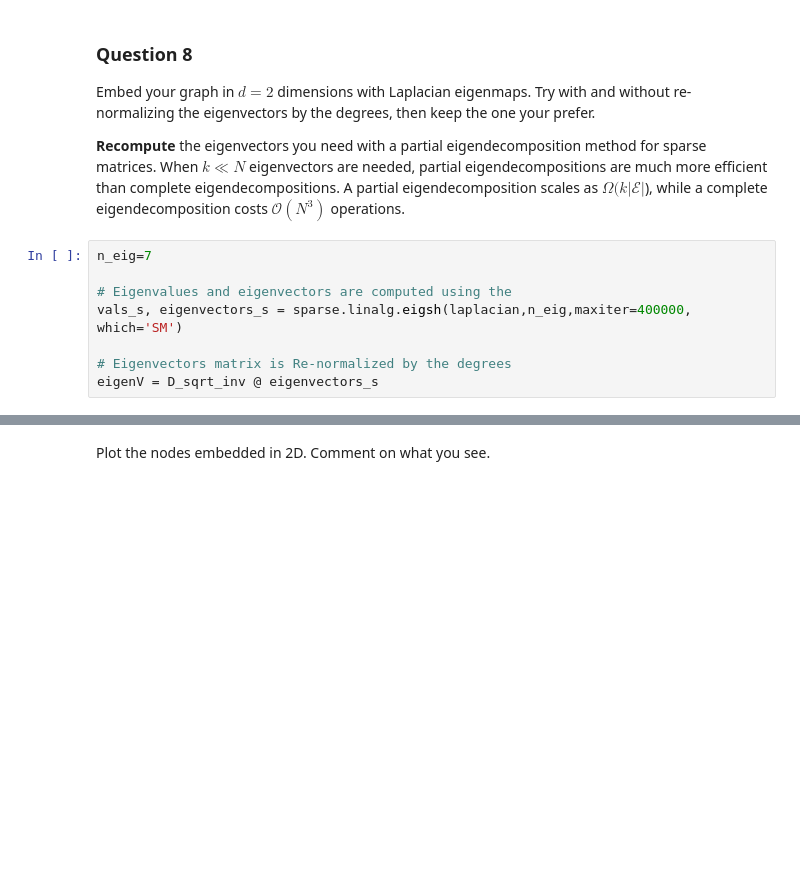
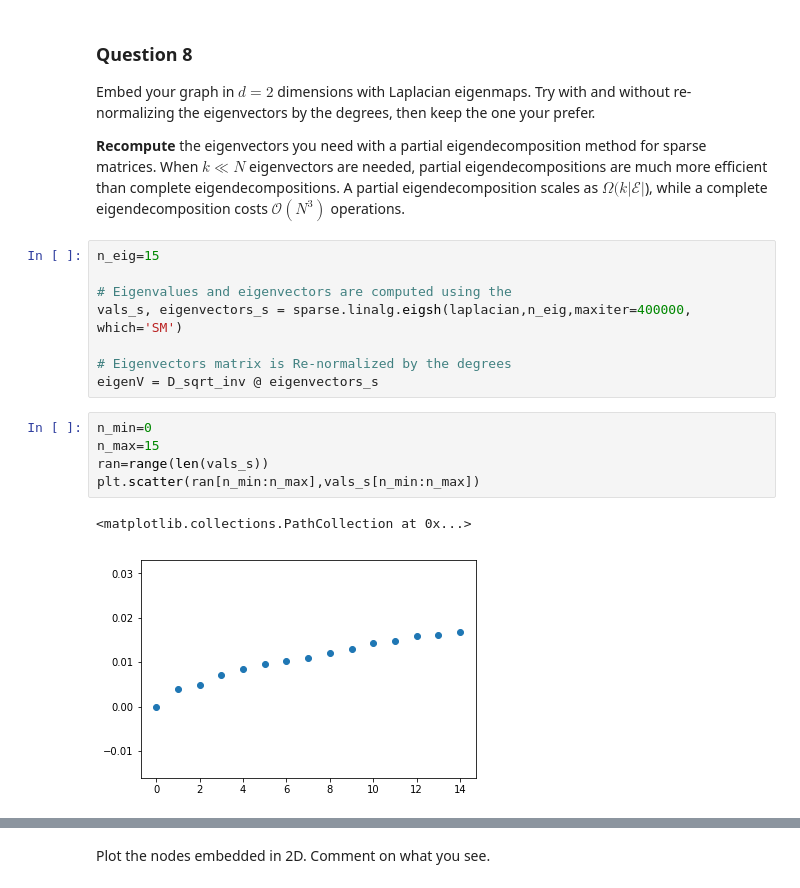
Before and after one commit to vndk36/Project_ntds2018, a Jupyter notebook: Milestone_3/3_spectral_graph_theory_AlCi.ipynb, the cells around one changed output, grey strips where cells are left out. Saved outputs shown, nothing was run; the diff lists cells and outputs as text; blank space fills up the shorter version.

```diff
--- a/Milestone_3/3_spectral_graph_theory_AlCi.ipynb
+++ b/Milestone_3/3_spectral_graph_theory_AlCi.ipynb
@@ -393,13 +407,21 @@ Try with and without re-normalizing the eigenvectors by the degrees, then keep t
 When $k \ll N$ eigenvectors are needed, partial eigendecompositions are much more efficient than complete eigendecompositions.
 A partial eigendecomposition scales as $\Omega(k |\mathcal{E}|$), while a complete eigendecomposition costs $\mathcal{O}(N^3)$ operations.
 # %%
-n_eig=7
+n_eig=15
 
 # Eigenvalues and eigenvectors are computed using the
 vals_s, eigenvectors_s = sparse.linalg.eigsh(laplacian,n_eig,maxiter=400000, which='SM')
 
 # Eigenvectors matrix is Re-normalized by the degrees
 eigenV = D_sqrt_inv @ eigenvectors_s
+# %%
+n_min=0
+n_max=15
+ran=range(len(vals_s))
+plt.scatter(ran[n_min:n_max],vals_s[n_min:n_max])
+# %% [output]
+<matplotlib.collections.PathCollection at 0x...>
+[figure, added]
 # %%
 k=1
 
```
Also changed, not shown: parts of 13 cells of this notebook.
